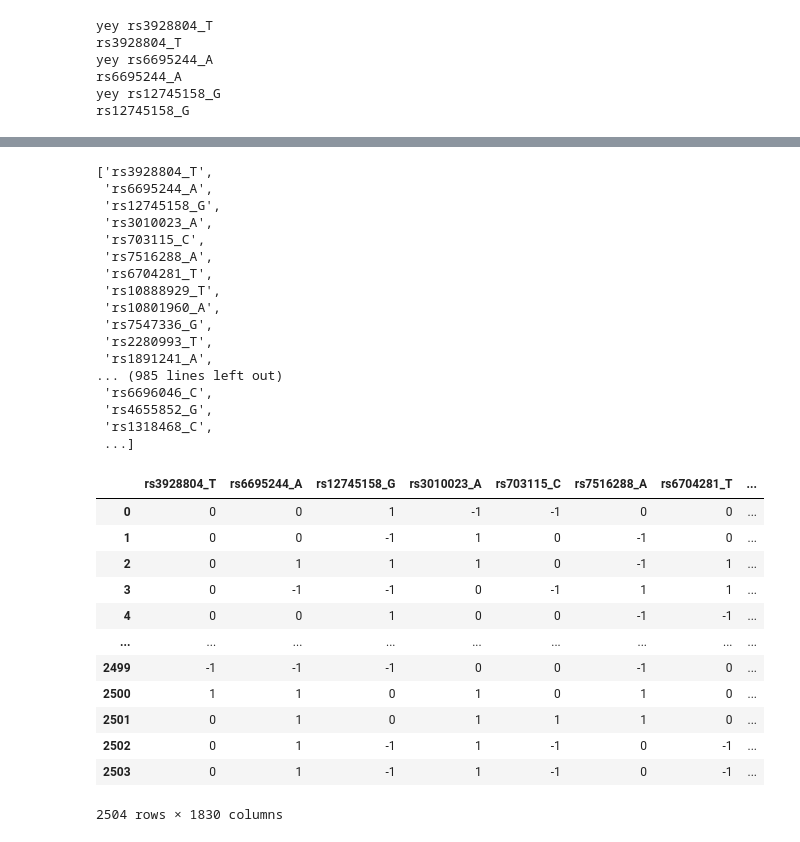
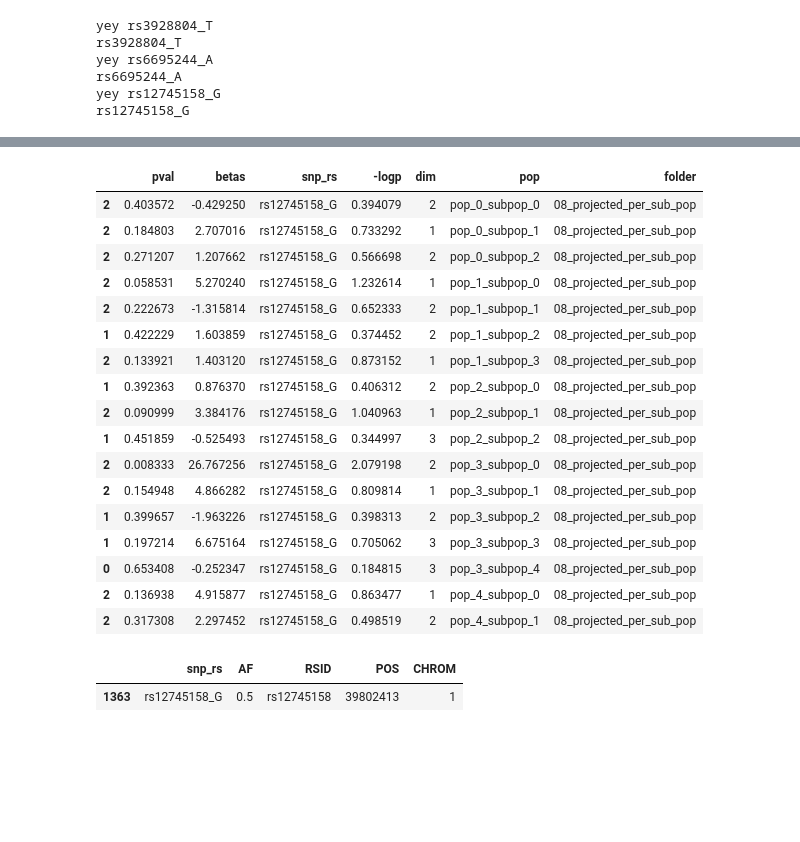
Before and after one commit to mat2m10/pca_projection, a Jupyter notebook: run_test.ipynb, the cells around one changed output, grey strips where cells are left out. Cells and saved outputs as stored; diff of their text form; code cells hidden in the pictures; blank space fills up the shorter version.

```diff
--- a/run_test.ipynb
+++ b/run_test.ipynb
@@ -76,7 +76,7 @@ divide_into_chunks(path_raw, path_afs, path_output, size_chunck, min_maf)
 
 """
 path_input = f"{CONFIG['PATH_data']}/03_macro_similar_AF/"
-path_output = f"{CONFIG['PATH_data']}/04_projected/"
+path_output = f"{CONFIG['PATH_data']}/04_projected/pop_0"
 nr_of_projected_dimensions = 3
 project_on_dimensions(path_input, path_output, nr_of_projected_dimensions)
 """
@@ -102,7 +102,7 @@ pd.read_pickle(path_input)
 | 137 | 9.657061e-01 | -0.021275 | rs2080729_T | 0.015155 | 3 |
 38944 rows × 5 columns
 # %%
-path_input = f"{CONFIG['PATH_data']}/04_projected/"
+path_input = f"{CONFIG['PATH_data']}/04_projected/pop_0"
 path_afs = f"{CONFIG['PATH_data']}/02_usefull/allele_frequencies.pkl"
 path_ids = f"{CONFIG['PATH_data']}/02_usefull/ids.pkl"
 path_panel = f"{CONFIG['PATH_data']}/00_raw/all.panel"
@@ -166,7 +166,7 @@ for pop in [f for f in os.listdir(path_input) if f.startswith('pop')]:
 '\npath_input = f"{CONFIG[\'PATH_data\']}/05_macro_similar_per_pop/"\npath_output = f"{CONFIG[\'PATH_data\']}/06_projected_per_pop/"\nfor pop in [f for f in os.listdir(path_input) if f.startswith(\'po ...
 # %%
 """
-merged_df = pd.read_pickle(f"{CONFIG['PATH_data']}/04_projected/samples_with_clusters.pkl")
+merged_df = pd.read_pickle(f"{CONFIG['PATH_data']}/04_projected/pop_0/samples_with_clusters.pkl")
 path_input = f"{CONFIG['PATH_data']}/06_projected_per_pop/"
 pops = [f for f in os.listdir(path_input) if f.startswith('pop')]
 for pop in pops:
@@ -262,14 +287,17 @@ for pop in pops:
 # %%
 path_input = f"{CONFIG['PATH_data']}/03_macro_similar_AF/"
+projection_ids = os.listdir(f"{CONFIG['PATH_data']}/09_snps_id/")
+
 for chrom in [f for f in  os.listdir(path_input) if f.startswith('chrom')][0:1]:
     path_chrom = f"{path_input}/{chrom}"
     for chunk in [f for f in os.listdir(path_chrom) if f.startswith('chunk')][0:1]:
         path_chunk = f"{path_chrom}/{chunk}"
         chunk_df = pd.read_pickle(path_chunk)
         for snp in list(chunk_df.columns)[0:3]:
-            print(f"yey {snp}")
-            if is_snp(snp):
-                print(snp)
+            for projection_id in projection_ids:
+                path_projection = f"{CONFIG['PATH_data']}/09_snps_id/{projection_id}"
+                projection = pd.read_pickle(path_projection)
+                snps_folders = projection[projection['snp_rs'] == snp].sort_values('pop')
 # %% [output]
 yey rs3928804_T
 rs3928804_T
@@ -291,36 +308,21 @@ for folder in projected_folders:
-# %%
-for snp in list(chunk_df.columns):
-# %% [output]
-['rs3928804_T',
- 'rs6695244_A',
- 'rs12745158_G',
- 'rs3010023_A',
- 'rs703115_C',
- 'rs7516288_A',
- 'rs6704281_T',
- 'rs10888929_T',
- 'rs10801960_A',
- 'rs7547336_G',
- 'rs2280993_T',
- 'rs1891241_A',
-... (985 lines left out)
- 'rs6696046_C',
- 'rs4655852_G',
- 'rs1318468_C',
- ...]
-# %%
-chunk_df
-# %% [output]
-|  | rs3928804_T | rs6695244_A | rs12745158_G | rs3010023_A | rs703115_C | rs7516288_A | rs6704281_T | ... |
-| 0 | 0 | 0 | 1 | -1 | -1 | 0 | 0 | ... |
-| 1 | 0 | 0 | -1 | 1 | 0 | -1 | 0 | ... |
-| 2 | 0 | 1 | 1 | 1 | 0 | -1 | 1 | ... |
-| 3 | 0 | -1 | -1 | 0 | -1 | 1 | 1 | ... |
-| 4 | 0 | 0 | 1 | 0 | 0 | -1 | -1 | ... |
-| ... | ... | ... | ... | ... | ... | ... | ... | ... |
-| 2499 | -1 | -1 | -1 | 0 | 0 | -1 | 0 | ... |
-| 2500 | 1 | 1 | 0 | 1 | 0 | 1 | 0 | ... |
-| 2501 | 0 | 1 | 0 | 1 | 1 | 1 | 0 | ... |
-| 2502 | 0 | 1 | -1 | 1 | -1 | 0 | -1 | ... |
-| 2503 | 0 | 1 | -1 | 1 | -1 | 0 | -1 | ... |
-2504 rows × 1830 columns
+# %%
+snps_folders
+# %% [output]
+|  | pval | betas | snp_rs | -logp | dim | pop | folder |
+| 2 | 0.403572 | -0.429250 | rs12745158_G | 0.394079 | 2 | pop_0_subpop_0 | 08_projected_per_sub_pop |
+| 2 | 0.184803 | 2.707016 | rs12745158_G | 0.733292 | 1 | pop_0_subpop_1 | 08_projected_per_sub_pop |
+| 2 | 0.271207 | 1.207662 | rs12745158_G | 0.566698 | 2 | pop_0_subpop_2 | 08_projected_per_sub_pop |
+| 2 | 0.058531 | 5.270240 | rs12745158_G | 1.232614 | 1 | pop_1_subpop_0 | 08_projected_per_sub_pop |
+| 2 | 0.222673 | -1.315814 | rs12745158_G | 0.652333 | 2 | pop_1_subpop_1 | 08_projected_per_sub_pop |
+| 1 | 0.422229 | 1.603859 | rs12745158_G | 0.374452 | 2 | pop_1_subpop_2 | 08_projected_per_sub_pop |
+| 2 | 0.133921 | 1.403120 | rs12745158_G | 0.873152 | 1 | pop_1_subpop_3 | 08_projected_per_sub_pop |
+| 1 | 0.392363 | 0.876370 | rs12745158_G | 0.406312 | 2 | pop_2_subpop_0 | 08_projected_per_sub_pop |
+| 2 | 0.090999 | 3.384176 | rs12745158_G | 1.040963 | 1 | pop_2_subpop_1 | 08_projected_per_sub_pop |
+| 1 | 0.451859 | -0.525493 | rs12745158_G | 0.344997 | 3 | pop_2_subpop_2 | 08_projected_per_sub_pop |
+| 2 | 0.008333 | 26.767256 | rs12745158_G | 2.079198 | 2 | pop_3_subpop_0 | 08_projected_per_sub_pop |
+| 2 | 0.154948 | 4.866282 | rs12745158_G | 0.809814 | 1 | pop_3_subpop_1 | 08_projected_per_sub_pop |
+| 1 | 0.399657 | -1.963226 | rs12745158_G | 0.398313 | 2 | pop_3_subpop_2 | 08_projected_per_sub_pop |
+| 1 | 0.197214 | 6.675164 | rs12745158_G | 0.705062 | 3 | pop_3_subpop_3 | 08_projected_per_sub_pop |
+| 0 | 0.653408 | -0.252347 | rs12745158_G | 0.184815 | 3 | pop_3_subpop_4 | 08_projected_per_sub_pop |
+| 2 | 0.136938 | 4.915877 | rs12745158_G | 0.863477 | 1 | pop_4_subpop_0 | 08_projected_per_sub_pop |
+| 2 | 0.317308 | 2.297452 | rs12745158_G | 0.498519 | 2 | pop_4_subpop_1 | 08_projected_per_sub_pop |
@@ -326,0 +339,5 @@ chunk_df
+# %%
+AFs[AFs['snp_rs'] == snp]
+# %% [output]
+|  | snp_rs | AF | RSID | POS | CHROM |
+| 1363 | rs12745158_G | 0.5 | rs12745158 | 39802413 | 1 |
```
Also changed, not shown: parts of 7 cells of this notebook.
